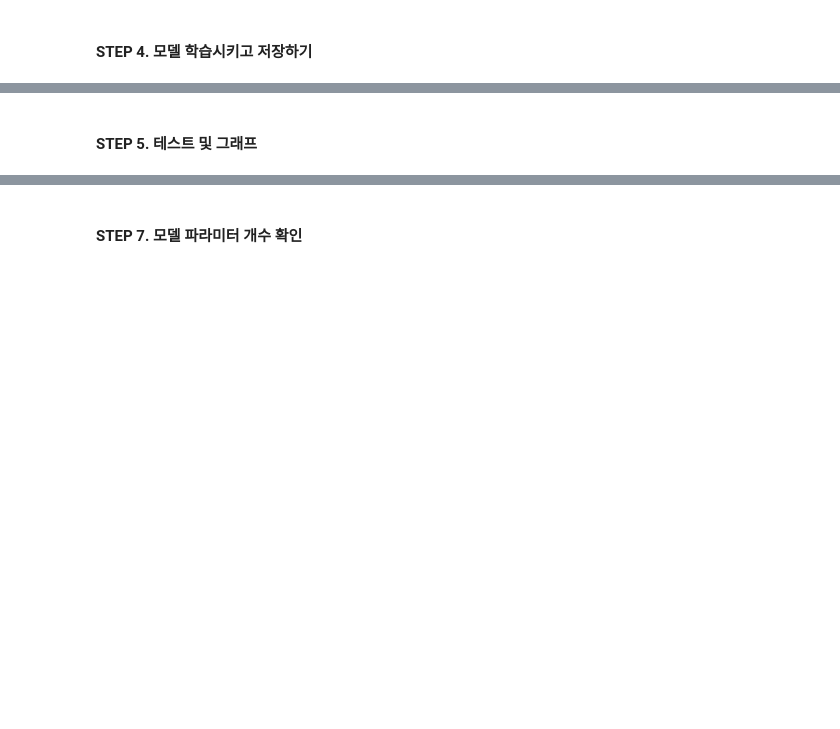
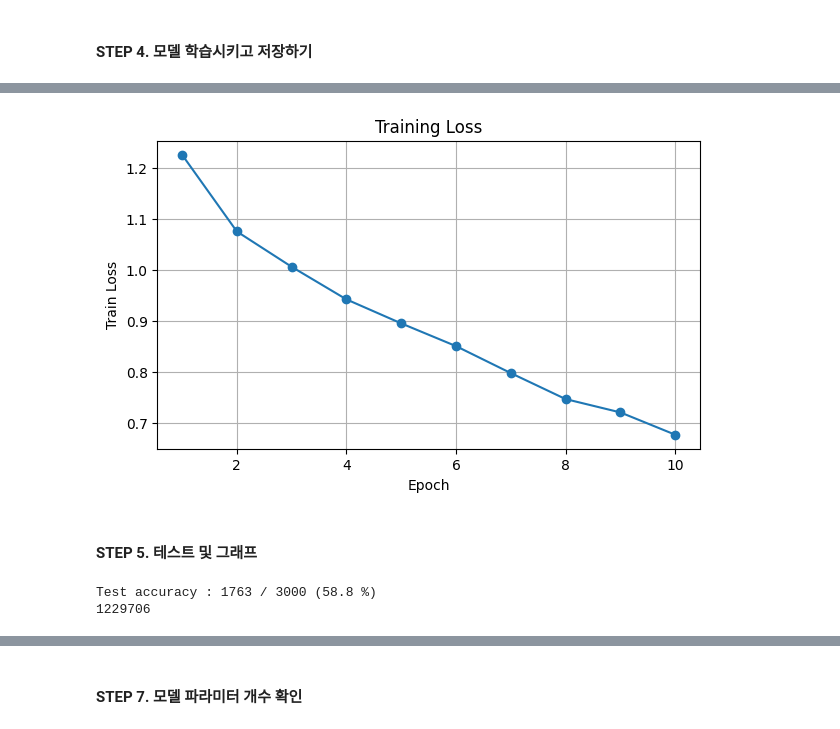
Before and after one commit to aitjoeun/PyTorch, a Jupyter notebook: 04.multiclass/04.multiclass_Intel_Image.ipynb, the cells around one changed output, grey strips where cells are left out. Cells and saved outputs as stored; diff of their text form; code cells hidden in the pictures; blank space fills up the shorter version.

```diff
--- a/04.multiclass/04.multiclass_Intel_Image.ipynb
+++ b/04.multiclass/04.multiclass_Intel_Image.ipynb
@@ -92,0 +204,3 @@ transform = transforms.Compose([
+# %%
+model = globals()[model_type]().to(DEVICE)
+print(model)
@@ -93,2 +216,16 @@ transform = transforms.Compose([
 # %% [markdown]
 #### STEP 4. 모델 학습시키고 저장하기
+# %%
+if new_model_train:
+  optimizer = optim.Adam(model.parameters(), lr=LR)
+  loss_history = Train(model, train_DL, criterion, optimizer, EPOCH)
+
+  torch.save(model, save_model_path)
+
+  plt.figure(figsize=(7, 4))
+  plt.plot(range(1, EPOCH + 1), loss_history, marker="o")
+  plt.xlabel("Epoch")
+  plt.ylabel("Train Loss")
+  plt.title("Training Loss")
+  plt.grid()
+# %% [output]
@@ -95,2 +252,11 @@ transform = transforms.Compose([
+[figure, added]
 # %% [markdown]
 #### STEP 5. 테스트 및 그래프
+# %%
+load_model = torch.load(save_model_path, map_location=DEVICE, weights_only=False)
+
+Test(load_model, test_DL)
+print(count_params(load_model))
+# %% [output]
+Test accuracy : 1763 / 3000 (58.8 %)
+1229706
```
Also changed, not shown: parts of 14 cells of this notebook, 2 other files.
